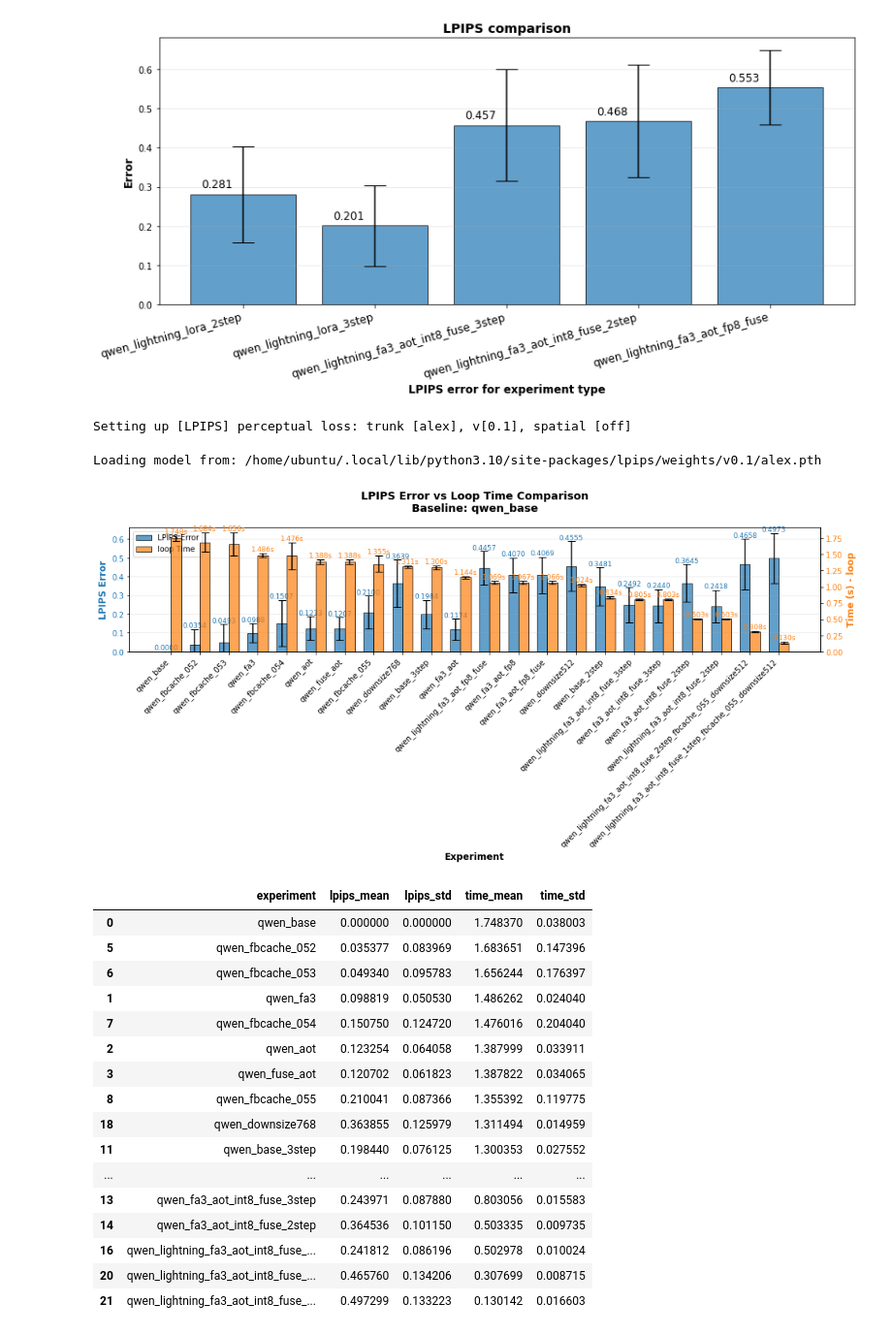
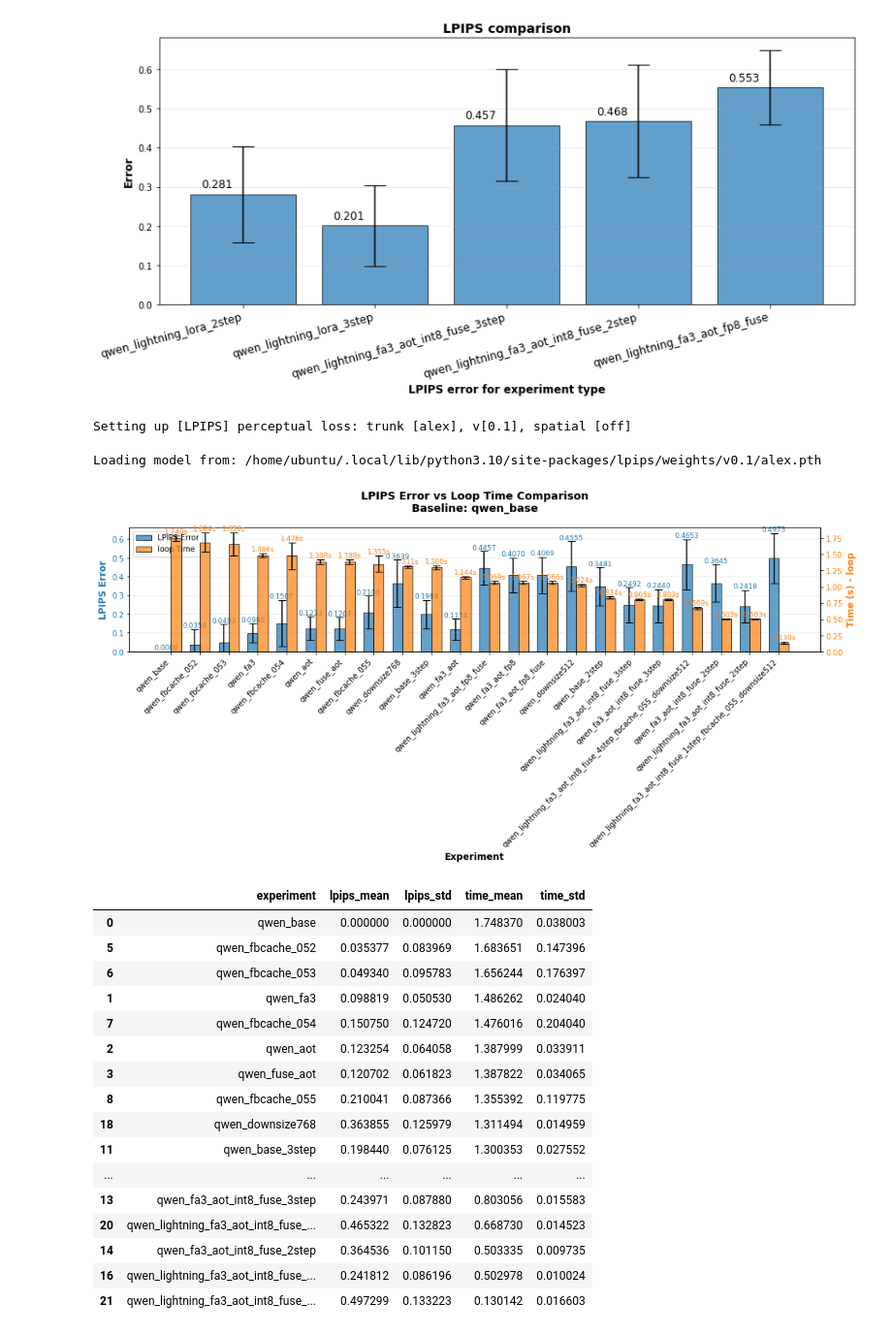
Before and after one commit to EleaZhong/Qwen-Edit-Ultrafast, a Jupyter notebook: scripts/lpips_compare.ipynb, the cells around one changed output. Shown at 97% size. Drawn from its saved outputs; the diff is of its cells as text; code cells hidden in the pictures.

```diff
--- a/scripts/lpips_compare.ipynb
+++ b/scripts/lpips_compare.ipynb
@@ -326,35 +326,35 @@ experiment_names = [
     "qwen_fbcache_054",
     "qwen_fbcache_055",
     "qwen_fa3_aot_fp8",
     "qwen_fa3_aot_fp8_fuse",
     "qwen_base_3step",
     "qwen_base_2step",
     "qwen_fa3_aot_int8_fuse_3step",
     "qwen_fa3_aot_int8_fuse_2step",
 
     "qwen_lightning_fa3_aot_int8_fuse_3step",
     "qwen_lightning_fa3_aot_int8_fuse_2step",
     "qwen_lightning_fa3_aot_fp8_fuse",
 
     "qwen_downsize768",
     "qwen_downsize512",
 
-    "qwen_lightning_fa3_aot_int8_fuse_2step_fbcache_055_downsize512",
+    "qwen_lightning_fa3_aot_int8_fuse_4step_fbcache_055_downsize512",
     "qwen_lightning_fa3_aot_int8_fuse_1step_fbcache_055_downsize512",
 ]
 
 df_all = compare_sets_with_timing(
     ExperimentSet.create(*experiment_names),
     profile_target="loop",
     sort_by="time"
 )
 
 # Display the combined data
 df_all
 # %% [output]
 Setting up [LPIPS] perceptual loss: trunk [alex], v[0.1], spatial [off]
 Loading model from: /home/ubuntu/.local/lib/python3.10/site-packages/lpips/weights/v0.1/alex.pth
-[figure, old version]
+[figure, new version]
 |  | experiment | lpips_mean | lpips_std | time_mean | time_std |
 | 0 | qwen_base | 0.000000 | 0.000000 | 1.748370 | 0.038003 |
 | 5 | qwen_fbcache_052 | 0.035377 | 0.083969 | 1.683651 | 0.147396 |
@@ -368,9 +368,9 @@ Loading model from: /home/ubuntu/.local/lib/python3.10/site-packages/lpips/weigh
 | 11 | qwen_base_3step | 0.198440 | 0.076125 | 1.300353 | 0.027552 |
 | ... | ... | ... | ... | ... | ... |
 | 13 | qwen_fa3_aot_int8_fuse_3step | 0.243971 | 0.087880 | 0.803056 | 0.015583 |
+| 20 | qwen_lightning_fa3_aot_int8_fuse_... | 0.465322 | 0.132823 | 0.668730 | 0.014523 |
 | 14 | qwen_fa3_aot_int8_fuse_2step | 0.364536 | 0.101150 | 0.503335 | 0.009735 |
 | 16 | qwen_lightning_fa3_aot_int8_fuse_... | 0.241812 | 0.086196 | 0.502978 | 0.010024 |
-| 20 | qwen_lightning_fa3_aot_int8_fuse_... | 0.465760 | 0.134206 | 0.307699 | 0.008715 |
 | 21 | qwen_lightning_fa3_aot_int8_fuse_... | 0.497299 | 0.133223 | 0.130142 | 0.016603 |
 # %%
 
```
Also changed, not shown: parts of 2 cells of this notebook, 3 other files.
